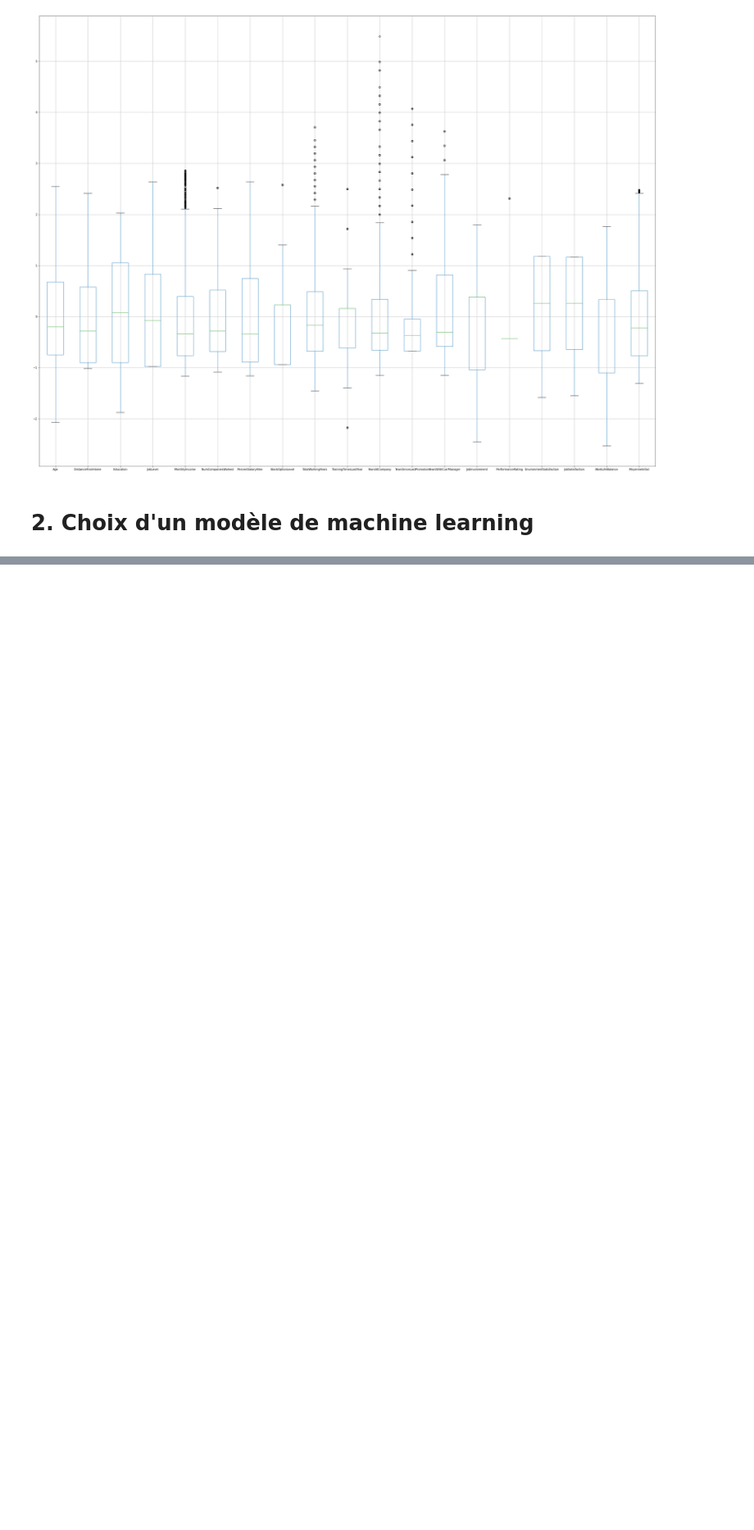
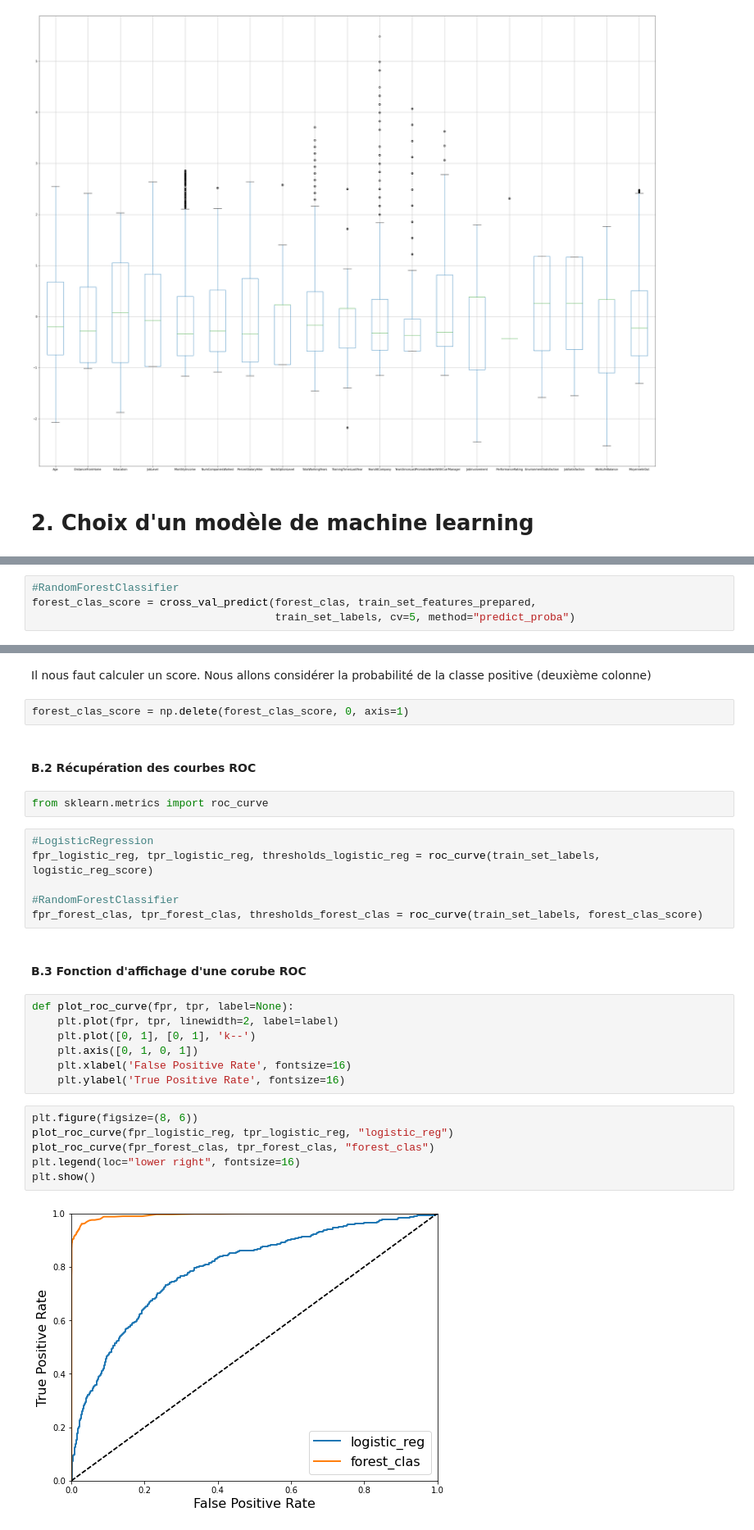
Before and after one commit to Ugo-Girard-Tissier/Projet-IA, a Jupyter notebook: Projet IA.ipynb, the cells around one changed output, grey strips where cells are left out. Shown: that part at 82% size. Cells and saved outputs as stored; diff of their text form; blank space fills up the shorter version.

```diff
--- a/Projet IA.ipynb
+++ b/Projet IA.ipynb
@@ -473,0 +531,4 @@ train_set_features_prepared_pd.boxplot(train_set_features_num, figsize=(40,30))
+# %%
+#RandomForestClassifier
+forest_clas_score = cross_val_predict(forest_clas, train_set_features_prepared,
+                                      train_set_labels, cv=5, method="predict_proba")
@@ -473,0 +547,31 @@ train_set_features_prepared_pd.boxplot(train_set_features_num, figsize=(40,30))
+# %% [markdown]
+Il nous faut calculer un score. Nous allons considérer la probabilité de la classe positive (deuxième colonne)
+# %%
+forest_clas_score = np.delete(forest_clas_score, 0, axis=1)
+# %% [markdown]
+#### B.2 Récupération des courbes ROC
+# %%
+from sklearn.metrics import roc_curve
+# %%
+#LogisticRegression
+fpr_logistic_reg, tpr_logistic_reg, thresholds_logistic_reg = roc_curve(train_set_labels, logistic_reg_score)
+
+#RandomForestClassifier
+fpr_forest_clas, tpr_forest_clas, thresholds_forest_clas = roc_curve(train_set_labels, forest_clas_score)
+# %% [markdown]
+#### B.3 Fonction d'affichage d'une corube ROC
+# %%
+def plot_roc_curve(fpr, tpr, label=None):
+    plt.plot(fpr, tpr, linewidth=2, label=label)
+    plt.plot([0, 1], [0, 1], 'k--')
+    plt.axis([0, 1, 0, 1])
+    plt.xlabel('False Positive Rate', fontsize=16)
+    plt.ylabel('True Positive Rate', fontsize=16)
+# %%
+plt.figure(figsize=(8, 6))
+plot_roc_curve(fpr_logistic_reg, tpr_logistic_reg, "logistic_reg")
+plot_roc_curve(fpr_forest_clas, tpr_forest_clas, "forest_clas")
+plt.legend(loc="lower right", fontsize=16)
+plt.show()
+# %% [output]
+[figure, added]
```
Also changed, not shown: parts of 39 cells of this notebook.
